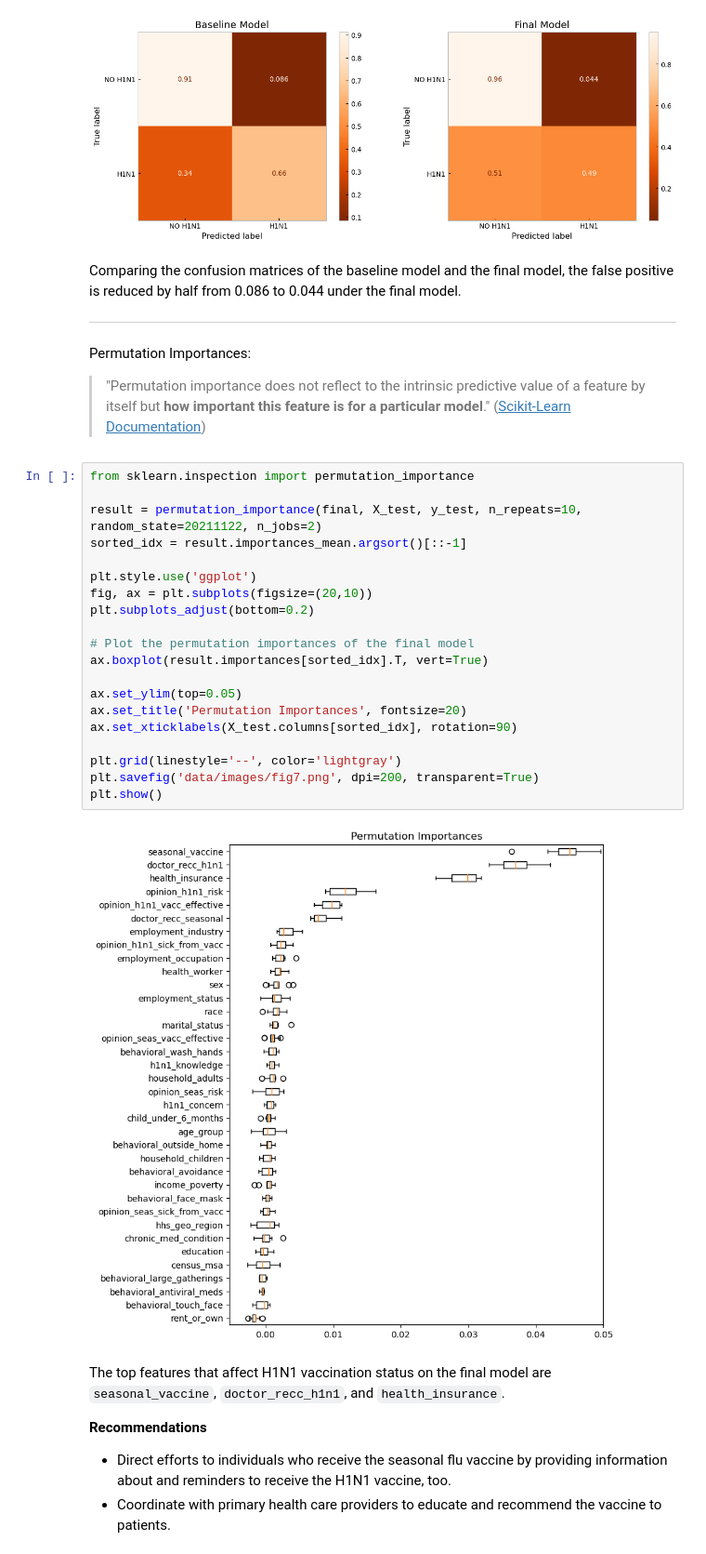
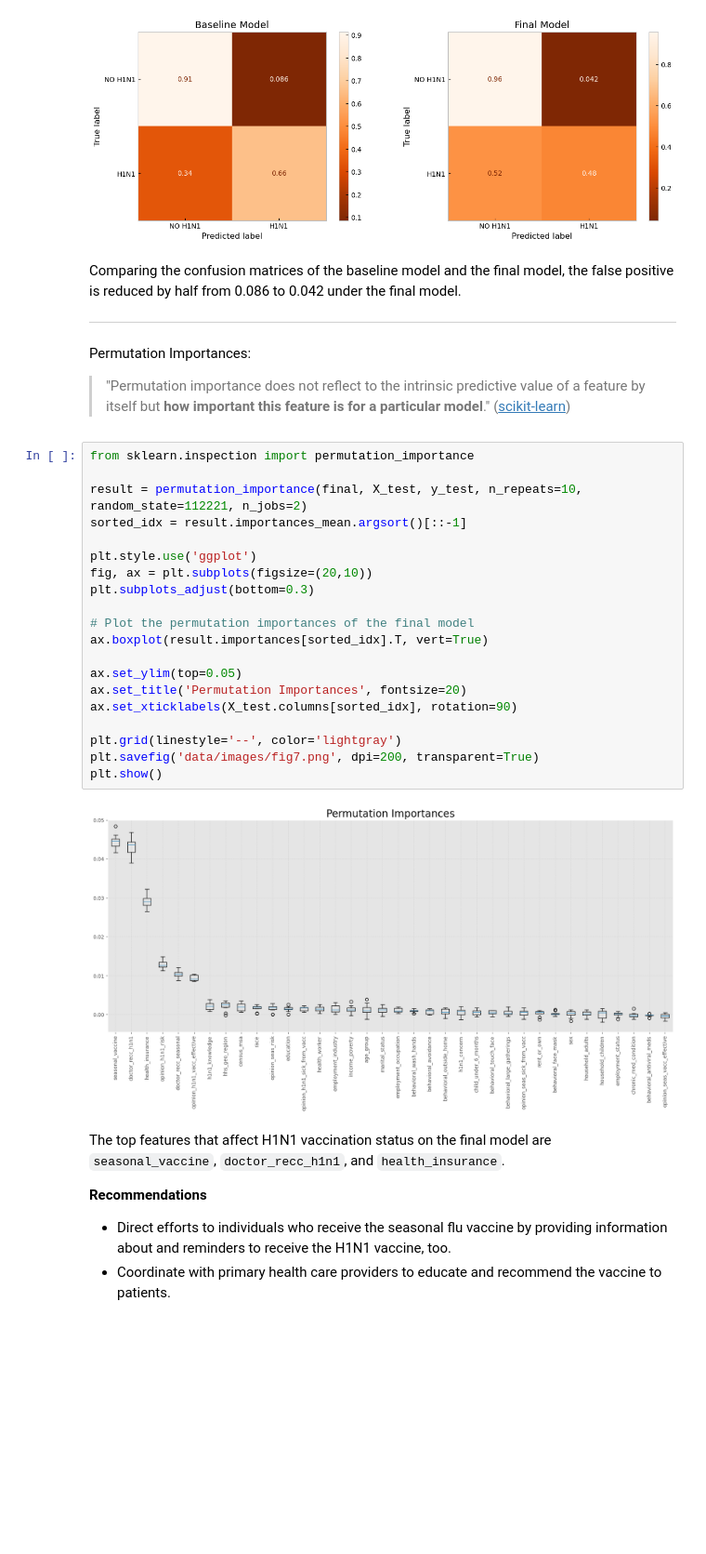
Before and after one commit to czarinagluna/vaccination-status-classification, a Jupyter notebook: main.ipynb, the cells around one changed output. Shown at 93% size. Saved outputs shown, nothing was run; the diff lists cells and outputs as text; blank space fills up the shorter version.

Commit message:
Update permutation importance plot

```diff
--- a/main.ipynb
+++ b/main.ipynb
@@ -603,35 +603,35 @@ plt.show()
 # %% [output]
 [figure]
 # %% [markdown]
-Comparing the confusion matrices of the baseline model and the final model, the false positive is reduced by half from 0.086 to 0.044 under the final model.
+Comparing the confusion matrices of the baseline model and the final model, the false positive is reduced by half from 0.086 to 0.042 under the final model.
 
 ***
 
 Permutation Importances:
 
-> "Permutation importance does not reflect to the intrinsic predictive value of a feature by itself but **how important this feature is for a particular model**." ([Scikit-Learn Documentation](https://scikit-learn.org/stable/modules/permutation_importance.html))
+> "Permutation importance does not reflect to the intrinsic predictive value of a feature by itself but **how important this feature is for a particular model**." ([scikit-learn](https://scikit-learn.org/stable/modules/permutation_importance.html))
 # %%
 from sklearn.inspection import permutation_importance
 
-result = permutation_importance(final, X_test, y_test, n_repeats=10, random_state=20211122, n_jobs=2)
+result = permutation_importance(final, X_test, y_test, n_repeats=10, random_state=112221, n_jobs=2)
 sorted_idx = result.importances_mean.argsort()[::-1]
 
 plt.style.use('ggplot')
 fig, ax = plt.subplots(figsize=(20,10))
-plt.subplots_adjust(bottom=0.2)
+plt.subplots_adjust(bottom=0.3)
 
 # Plot the permutation importances of the final model
 ax.boxplot(result.importances[sorted_idx].T, vert=True)
 
 ax.set_ylim(top=0.05)
 ax.set_title('Permutation Importances', fontsize=20)
 ax.set_xticklabels(X_test.columns[sorted_idx], rotation=90)
 
 plt.grid(linestyle='--', color='lightgray')
 plt.savefig('data/images/fig7.png', dpi=200, transparent=True)
 plt.show()
 # %% [output]
-[figure, old version]
+[figure, new version]
 # %% [markdown]
 The top features that affect H1N1 vaccination status on the final model are `seasonal_vaccine`, `doctor_recc_h1n1`, and `health_insurance`.
 
```
Also changed, not shown: parts of 7 cells of this notebook.
